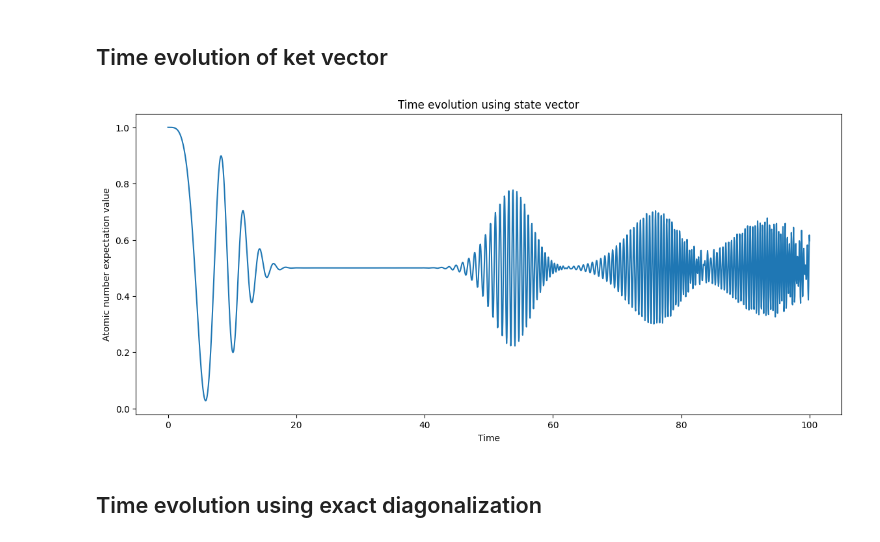
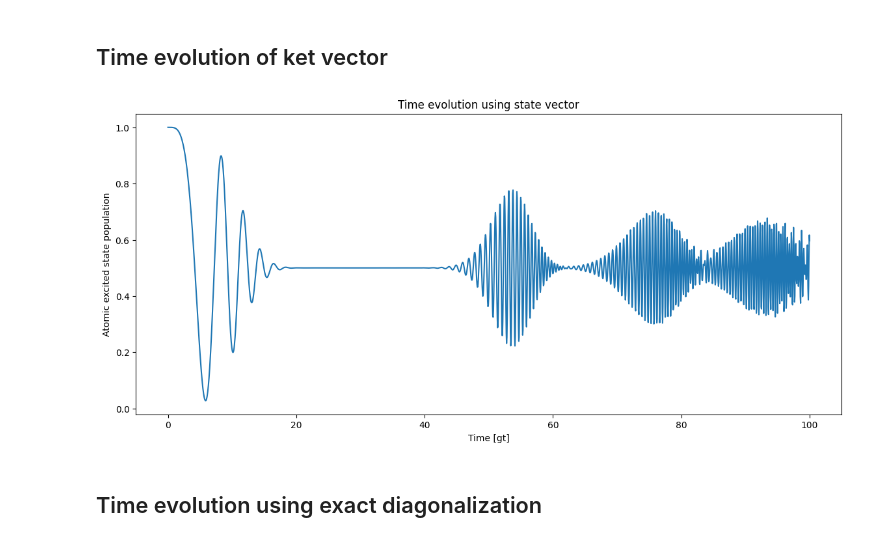
Before and after one commit to molendziak/TFM, a Jupyter notebook: JC_numerical_model.ipynb, the cells around one changed output. Saved outputs shown, nothing was run; the diff lists cells and outputs as text; code cells hidden in the pictures.

```diff
--- a/JC_numerical_model.ipynb
+++ b/JC_numerical_model.ipynb
@@ -41,36 +41,40 @@ num_atm = destruction.T @ destruction # atomic number operator
 wc = 1  # Cavity frequency
 wa = 1 # Atom frequency
 g = .001   # Coupling strength
 alpha = np.sqrt(20)  # Initial coherent state amplitude
 
 H, psi0 = System(N, wc, wa, g, alpha)
 
 times = np.linspace(0, 100, 2000)
 
 # Initialize an array to store the expectation values of the number operator
 n_expect = np.zeros(len(times))
 
 # Time evolution
 psi = psi0
 for i, t in enumerate(times):
     # Calculate expectation value of the number operator at each time step
     n_expect[i] = np.real(np.conj(psi.T) @ (num_atm) @ psi)
 
     # Compute the time evolution operator for the given time step
     U = expm(-1j * H * t)
 
+    #eigenvalues, eigenvectors = np.linalg.eig(H)
+    #exp_eigenvalues = np.exp(-1j*eigenvalues*t)
+    #U = eigenvectors @ np.diag(exp_eigenvalues) @ np.linalg.inv(eigenvectors)
+
     # Update the state vector using the time evolution operator
     psi = U @ psi
 
 # Plot the collapse and revival plot
 plt.figure(figsize=(14, 6))
 plt.plot(times, n_expect)
-plt.xlabel('Time')
-plt.ylabel('Atomic number expectation value')
+plt.xlabel('Time [gt]')
+plt.ylabel('Atomic excited state population')
 plt.title('Time evolution using state vector')
 plt.show()
 # %% [output]
-[figure, old version]
+[figure, new version]
 # %% [markdown]
 ## Time evolution using exact diagonalization
 # %%
```
Also changed, not shown: parts of 4 cells of this notebook, 2 other files.
